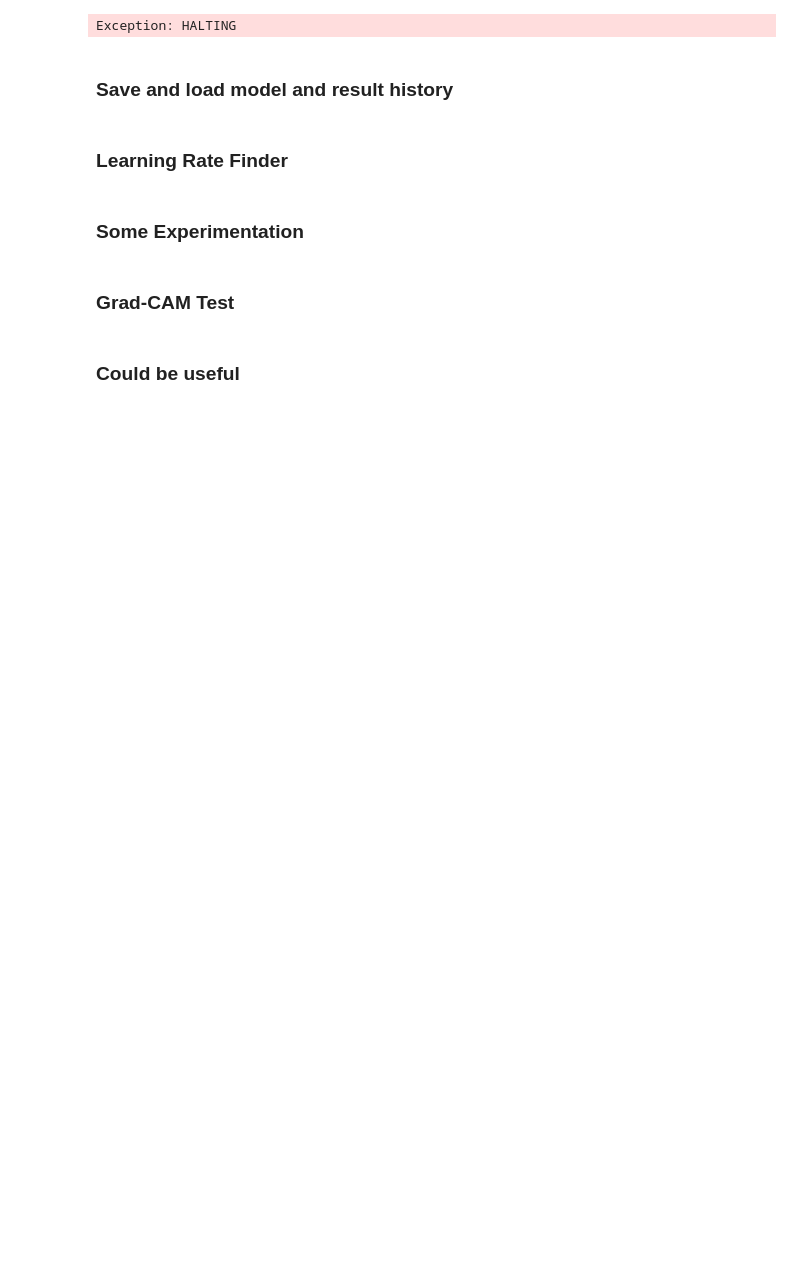
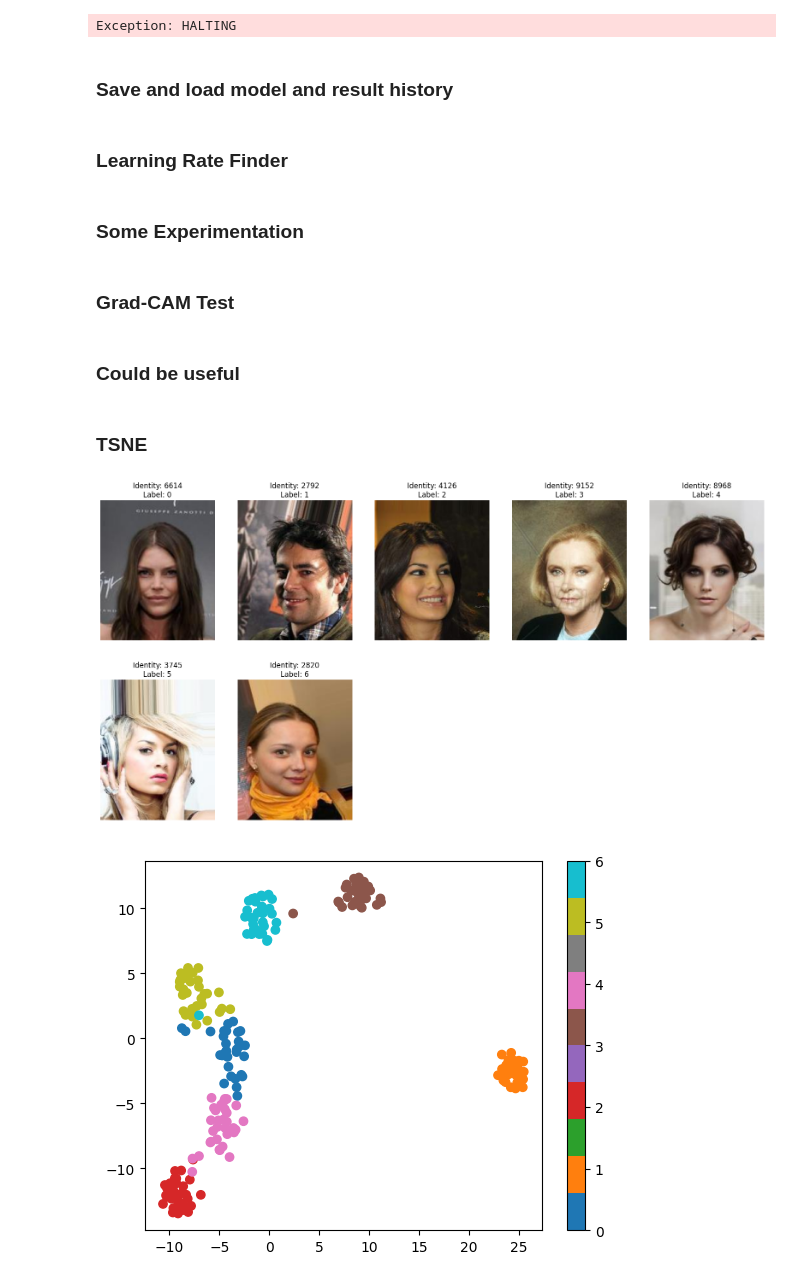
Before and after one commit to Andreasaaj/Facial-Recognition-with-Siamese-Network, a Jupyter notebook: simple_network.ipynb, the cells around one changed output. Drawn from its saved outputs; the diff is of its cells as text; code cells hidden in the pictures; blank space fills up the shorter version.

Commit message:
Plot distances between people with TSNE

```diff
--- a/simple_network.ipynb
+++ b/simple_network.ipynb
@@ -578,6 +580,7 @@ checkpoint = {
 dest = "models/triplet_net_955.pt" # Annotate with accuracy
 torch.save(checkpoint, dest)
 # %%
+dest = "triplet_net_955.pt"
 checkpoint = torch.load(dest)
 triplet_net.load_state_dict(checkpoint["model"])
 optimizer.load_state_dict(checkpoint["optimizer"])
@@ -848,0 +785,67 @@ print(first_10_labels[min_idx])
+# %% [markdown]
+### TSNE
+# %%
+
+def get_top_n_ids(n):
+    # Get identities with the n most amount of images
+    ids = cleaned_identities_splits[train_label]
+    identity_counts = np.bincount(ids)
+    identity_counts[0] = 0  # Ignore invalid identities
+    top10_identities = np.argsort(identity_counts)[-n:]
+    return top10_identities
+
+
+def plot_TSNE(all_ids, ids_to_TSNE, show_imgs):
+    num_ids_to_show = len(ids_to_TSNE)
+    # Get all images with the top 10 identities
+    top10_idx_lists = [np.where(all_ids == id)[0] for id in ids_to_TSNE]
+    top10_labels = np.concatenate([[i]*len(idx) for i,idx in enumerate(top10_idx_lists)])
+    top10_idx = np.concatenate(top10_idx_lists)
+
+    # Get activations for all images with the top 10 identities
+    top10_activations = []
+    triplet_net.eval()
+    with torch.no_grad():
+        # Run model on all images with the top 10 identities
+        for i in range(0, len(top10_idx), bs):
+            batch = top10_idx[i:i + bs]
+            imgs = torch.stack([datasets[train_label][idx][0] for idx in batch])
+            activations, _, _ = triplet_net(imgs.cuda(), imgs.cuda(), imgs.cuda())
+            activations = activations.cpu().numpy()
+            top10_activations.extend(activations)
+
+    top10_activations = np.array(top10_activations)
+
+    if show_imgs:
+        # Plot one image per identity
+        columns = 5
+        fig, ax = plt.subplots(math.ceil(num_ids_to_show/columns), columns, figsize=(20, 10))
+        if ax.ndim == 1: ax = np.array([ax])
+        for i in range(num_ids_to_show):
+            rnd_idx = np.random.randint(0, len(top10_idx_lists[i]))
+            img = datasets[train_label][top10_idx_lists[i][rnd_idx]][0]
+            ax[i//columns, i%columns].imshow(img.permute(1, 2, 0))
+            ax[i//columns, i%columns].set_title(f"Identity: {ids_to_TSNE[i]}\nLabel: {i}")
+            ax[i//columns, i%columns].axis('off')
+        for i in range(num_ids_to_show, ax.size): ax[i//columns, i%columns].axis('off')
+        # plt.tight_layout()
+        plt.show()
+
+    # Plot TSNE of activations
+    tsne = TSNE(n_components=2, init='pca', learning_rate='auto')
+    with warnings.catch_warnings():
+        warnings.simplefilter("ignore")
+        tsne_activations = tsne.fit_transform(top10_activations)
+    if num_ids_to_show <= 10: cmap = "tab10"
+    elif num_ids_to_show <= 20: cmap = "tab20"
+    else: cmap = "gist_ncar"
+    plt.scatter(tsne_activations[:, 0], tsne_activations[:, 1], c=top10_labels, cmap=plt.get_cmap(cmap))
+    plt.colorbar()
+    plt.show()
+
+
+
+plot_TSNE(cleaned_identities_splits[train_label], get_top_n_ids(7), show_imgs=True)
+# %% [output]
+[figure, added]
+[figure, added]
```
Also changed, not shown: parts of 3 cells of this notebook.
